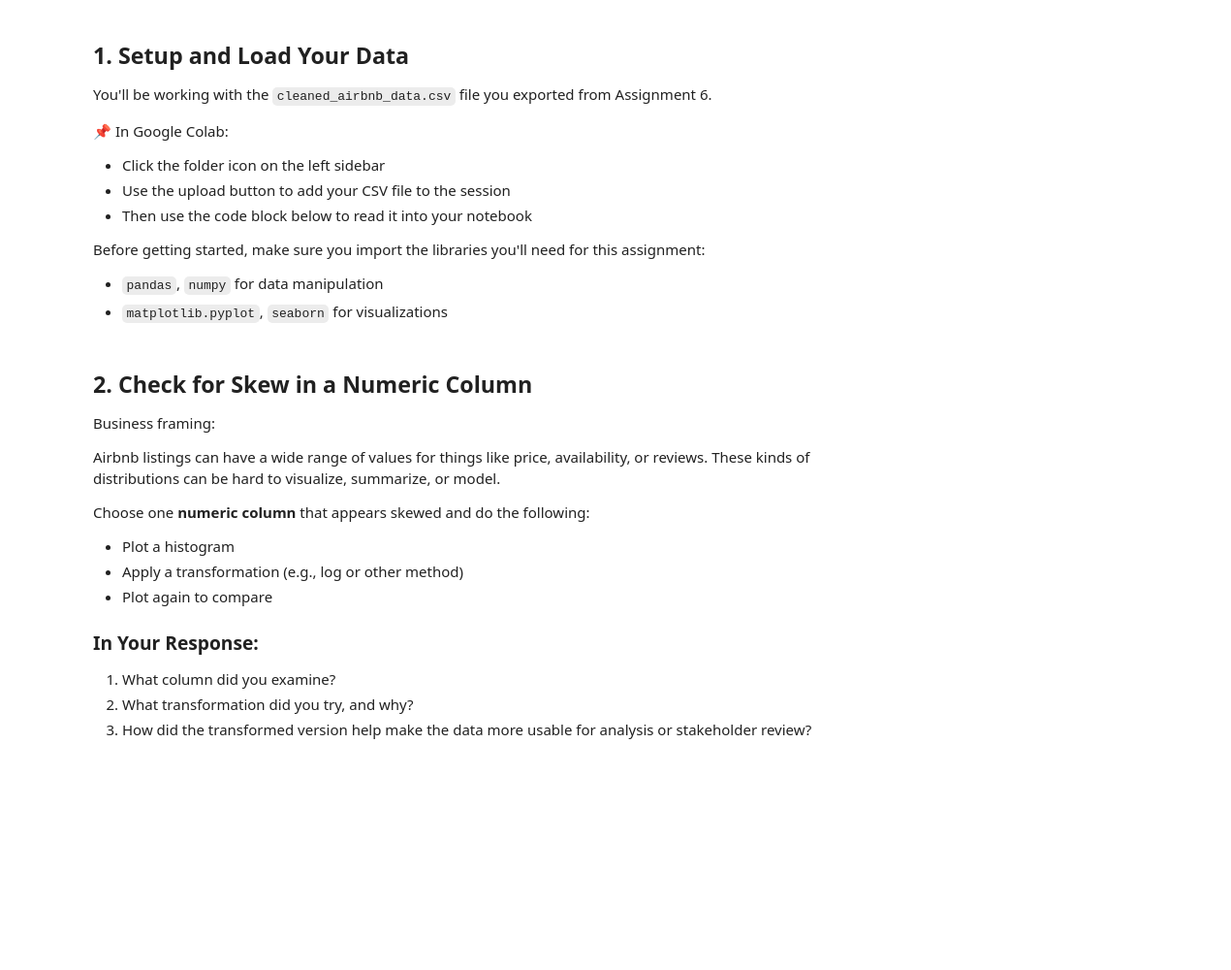
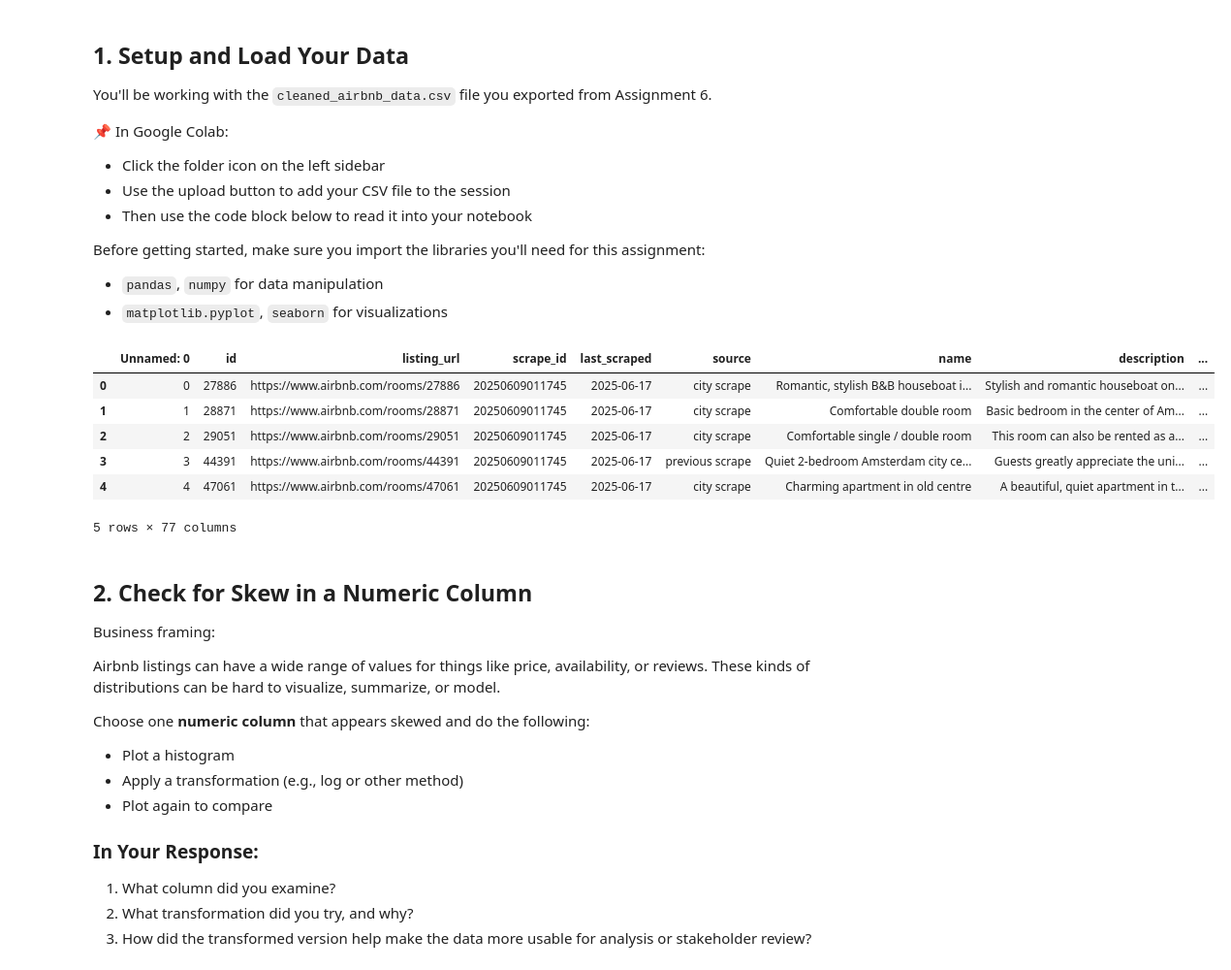
Before and after one commit to daxtonhunter2634-glitch/IS4460, a Jupyter notebook: Assignments/assignment_07_data_transformation.ipynb, the cells around one changed output. Shown: that part at 97% size. Drawn from its saved outputs; the diff is of its cells as text; code cells hidden in the pictures; blank space fills up the shorter version.

```diff
--- a/Assignments/assignment_07_data_transformation.ipynb
+++ b/Assignments/assignment_07_data_transformation.ipynb
@@ -52,3 +54,13 @@ import matplotlib.pyplot as plt
+# %%
+df.head()
+# %% [output]
+|  | Unnamed: 0 | id | listing_url | scrape_id | last_scraped | source | name | description | ... |
+| 0 | 0 | 27886 | https://www.airbnb.com/rooms/27886 | 20250609011745 | 2025-06-17 | city scrape | Romantic, stylish B&B houseboat i... | Stylish and romantic houseboat on... | ... |
+| 1 | 1 | 28871 | https://www.airbnb.com/rooms/28871 | 20250609011745 | 2025-06-17 | city scrape | Comfortable double room | Basic bedroom in the center of Am... | ... |
+| 2 | 2 | 29051 | https://www.airbnb.com/rooms/29051 | 20250609011745 | 2025-06-17 | city scrape | Comfortable single / double room | This room can also be rented as a... | ... |
+| 3 | 3 | 44391 | https://www.airbnb.com/rooms/44391 | 20250609011745 | 2025-06-17 | previous scrape | Quiet 2-bedroom Amsterdam city ce... | Guests greatly appreciate the uni... | ... |
+| 4 | 4 | 47061 | https://www.airbnb.com/rooms/47061 | 20250609011745 | 2025-06-17 | city scrape | Charming apartment in old centre | A beautiful, quiet apartment in t... | ... |
+5 rows × 77 columns
 # %% [markdown]
 ## 2. Check for Skew in a Numeric Column
 
```
Also changed, not shown: parts of 29 cells of this notebook.
